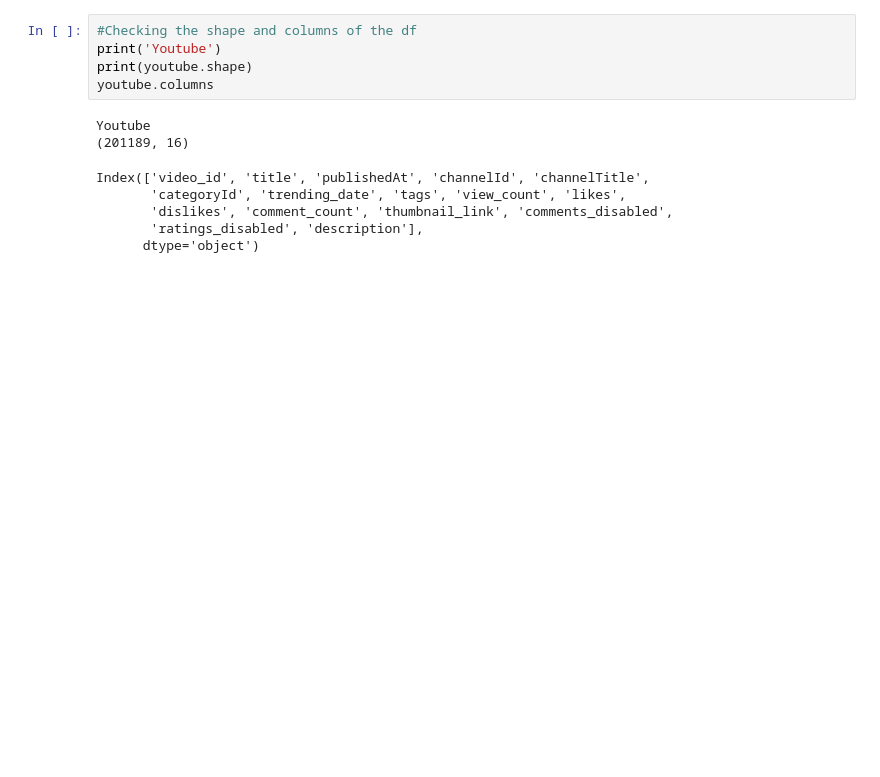
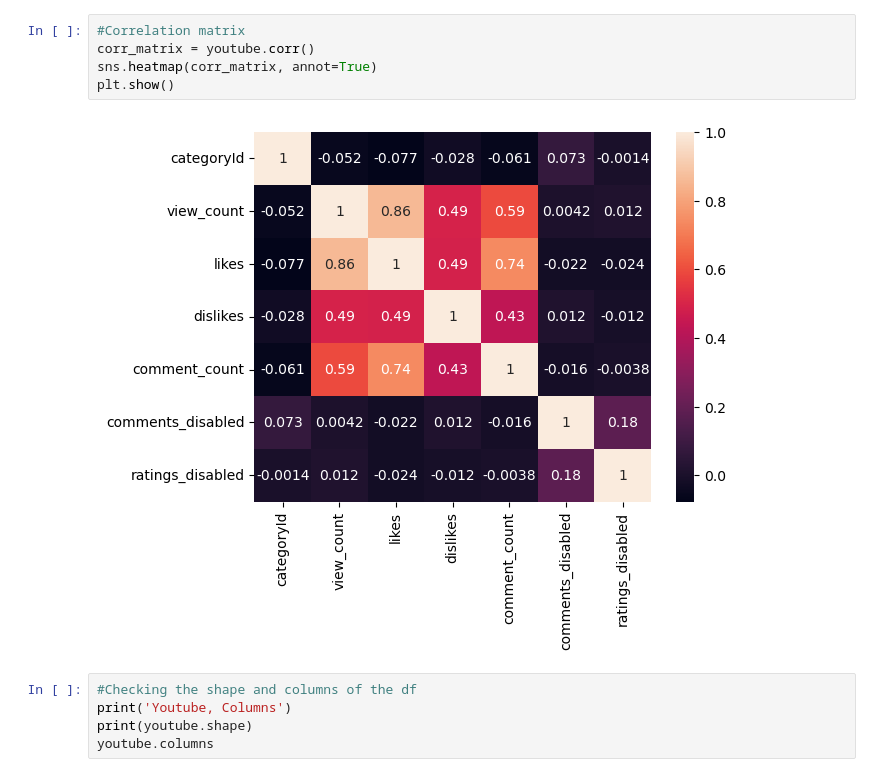
Before and after one commit to ryantpham/COGS108_Repo, a Jupyter notebook: exploration.ipynb, the cells around one changed output. Drawn from its saved outputs; the diff is of its cells as text; blank space fills up the shorter version.

```diff
--- a/exploration.ipynb
+++ b/exploration.ipynb
@@ -27,16 +78,15 @@ category.head()
+# %%
+#Correlation matrix
+corr_matrix = youtube.corr()
+sns.heatmap(corr_matrix, annot=True)
+plt.show()
+# %% [output]
+[figure, added]
 # %%
 #Checking the shape and columns of the df
-print('Youtube')
+print('Youtube, Columns')
 print(youtube.shape)
 youtube.columns
-# %% [output]
-Youtube
-(201189, 16)
-Index(['video_id', 'title', 'publishedAt', 'channelId', 'channelTitle',
-       'categoryId', 'trending_date', 'tags', 'view_count', 'likes',
-       'dislikes', 'comment_count', 'thumbnail_link', 'comments_disabled',
-       'ratings_disabled', 'description'],
-      dtype='object')
 # %%
 #Sorting by Likes and then getting most liked video
 youtube.sort_values( by = 'likes', ascending = False).reset_index().get('title')[0]
```
Also changed, not shown: parts of 12 cells of this notebook.
